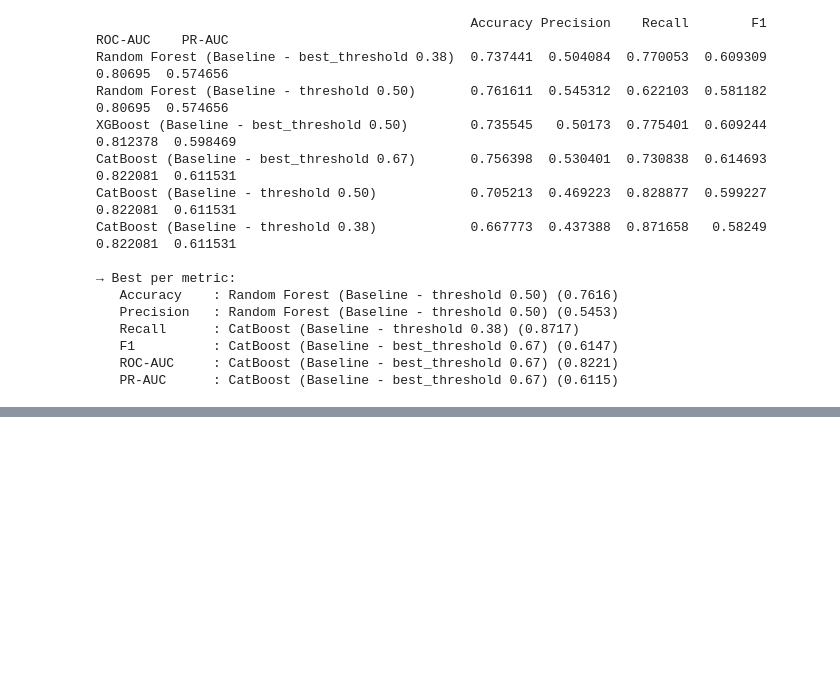
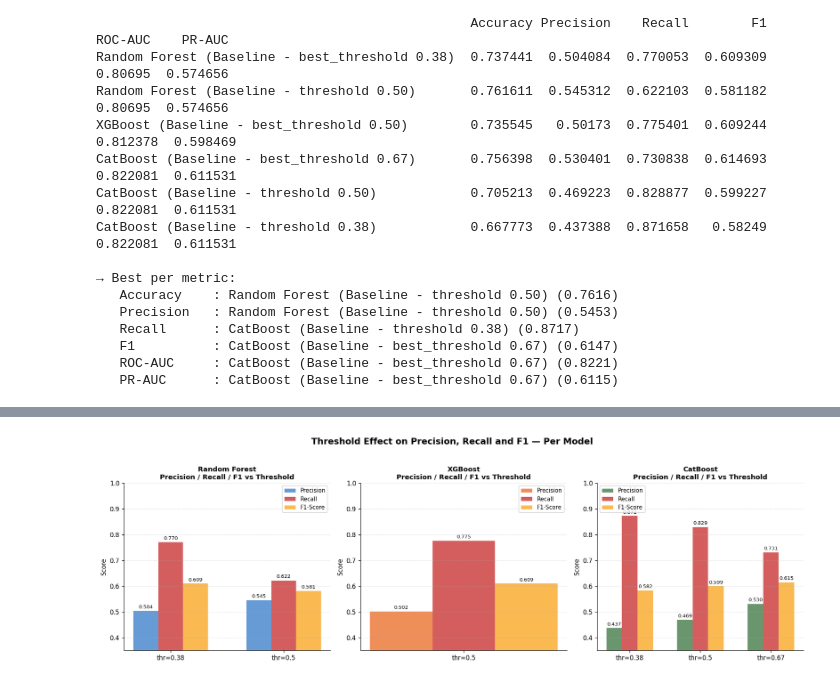
Before and after one commit to sMathujan/Telecom-Customer-Churn-Prediction, a Jupyter notebook: churn notebooks/03_Model_Building_and_Tuning.ipynb, the cells around one changed output, grey strips where cells are left out. Cells and saved outputs as stored; diff of their text form; code cells hidden in the pictures; blank space fills up the shorter version.

```diff
--- a/churn notebooks/03_Model_Building_and_Tuning.ipynb
+++ b/churn notebooks/03_Model_Building_and_Tuning.ipynb
@@ -277,0 +355,72 @@ CatBoost (Baseline - threshold 0.38)            0.667773  0.437388  0.871658   0
+# %%
+# Effect of threshold on Precision, Recall, F1 for each model
+# (3 subplots, one per model family: RF, XGB, CatBoost)
+fig, axes = plt.subplots(1, 3, figsize=(16, 5))
+
+model_threshold_groups = {
+    'Random Forest'  : [0.38, 0.50],
+    'XGBoost'        : [0.50],
+    'CatBoost'       : [0.38, 0.50, 0.67],
+}
+
+model_key_map = {
+    'Random Forest': {
+        0.38: 'Random Forest (Baseline - best_threshold 0.38)',
+        0.50: 'Random Forest (Baseline - threshold 0.50)',
+    },
+    'XGBoost': {
+        0.50: 'XGBoost (Baseline - best_threshold 0.50)',
+    },
+    'CatBoost': {
+        0.38: 'CatBoost (Baseline - threshold 0.38)',
+        0.50: 'CatBoost (Baseline - threshold 0.50)',
+        0.67: 'CatBoost (Baseline - best_threshold 0.67)',
+    },
+}
+
+model_base_colours = {
+    'Random Forest': '#1565C0',
+    'XGBoost'      : '#E65100',
+    'CatBoost'     : '#1B5E20',
+}
+
+for ax, (model_name, thr_list) in zip(axes, model_threshold_groups.items()):
+    thr_arr   = sorted(thr_list)
+    prec_arr  = [metrics_df.loc[model_key_map[model_name][t], 'Precision'] for t in thr_arr]
+    rec_arr   = [metrics_df.loc[model_key_map[model_name][t], 'Recall']    for t in thr_arr]
+    f1_arr    = [metrics_df.loc[model_key_map[model_name][t], 'F1']        for t in thr_arr]
+
+    x_pos = np.arange(len(thr_arr))
+    w     = 0.22
+    base  = model_base_colours[model_name]
+
+    bars_p = ax.bar(x_pos - w, prec_arr, w, label='Precision', color=base,   alpha=0.65)
+    bars_r = ax.bar(x_pos,     rec_arr,  w, label='Recall',    color='#C62828', alpha=0.75)
+    bars_f = ax.bar(x_pos + w, f1_arr,   w, label='F1-Score',  color='#F9A825', alpha=0.80)
+
+    # Annotate values on top of each bar
+    for bars in [bars_p, bars_r, bars_f]:
+        for bar in bars:
+            ax.text(bar.get_x() + bar.get_width() / 2,
+                    bar.get_height() + 0.005,
+                    f'{bar.get_height():.3f}',
+                    ha='center', va='bottom', fontsize=8)
+
+    ax.set_xticks(x_pos)
+    ax.set_xticklabels([f'thr={t}' for t in thr_arr], fontsize=10)
+    ax.set_ylim(0.35, 1.0)
+    ax.set_title(f'{model_name}\nPrecision / Recall / F1 vs Threshold',
+                 fontweight='bold', fontsize=11)
+    ax.set_ylabel('Score', fontsize=10)
+    ax.legend(fontsize=9, loc='upper left' if model_name == 'CatBoost' else 'upper right')
+    ax.grid(axis='y', alpha=0.3, linestyle='--')
+    ax.spines['top'].set_visible(False)
+    ax.spines['right'].set_visible(False)
+
+fig.suptitle('Threshold Effect on Precision, Recall and F1 — Per Model',
+             fontsize=14, fontweight='bold', y=1.03)
+plt.tight_layout()
+plt.savefig('plots/02_baseline_threshold_effect.png', bbox_inches='tight', dpi=150)
+plt.show()
+# %% [output]
+[figure, added]
```
Also changed, not shown: parts of 2 cells of this notebook, 5 other files.
